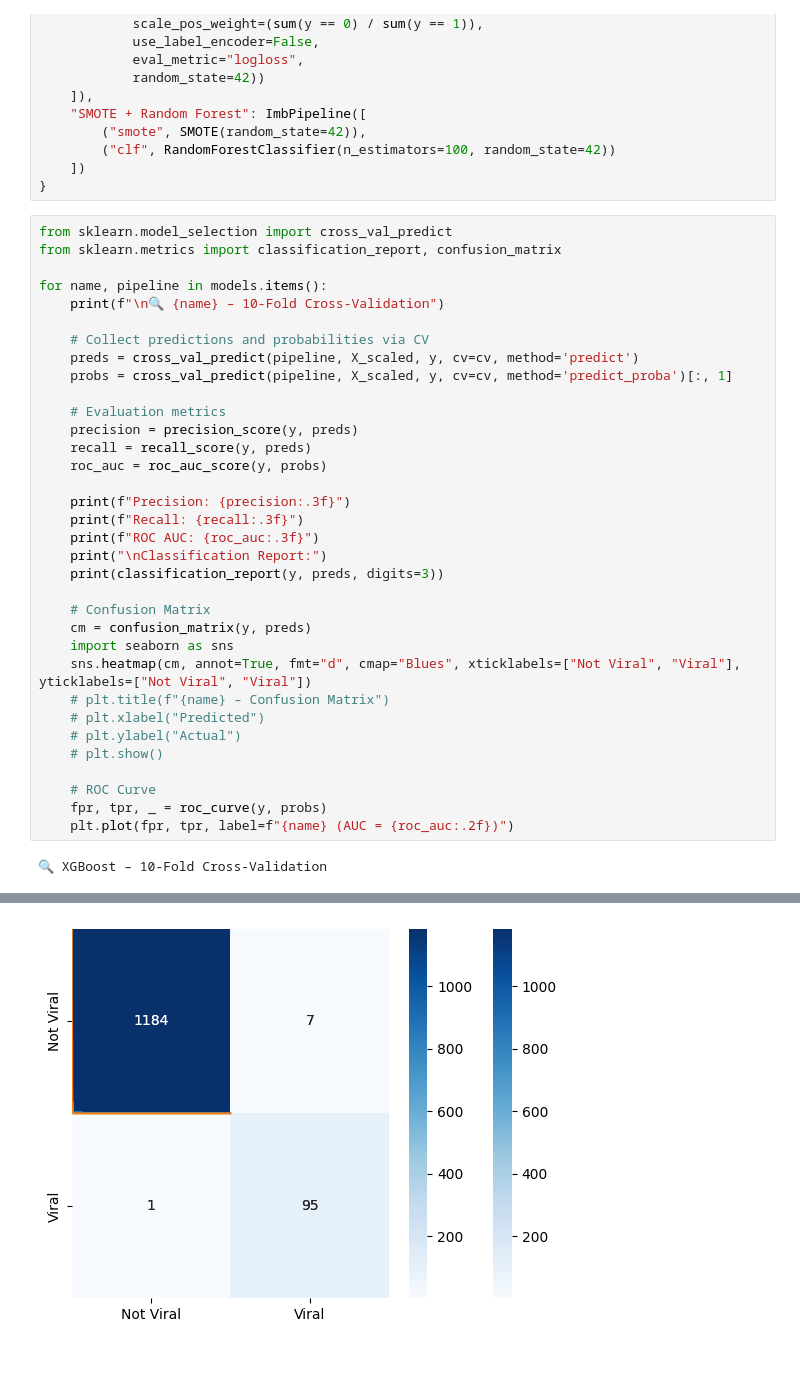
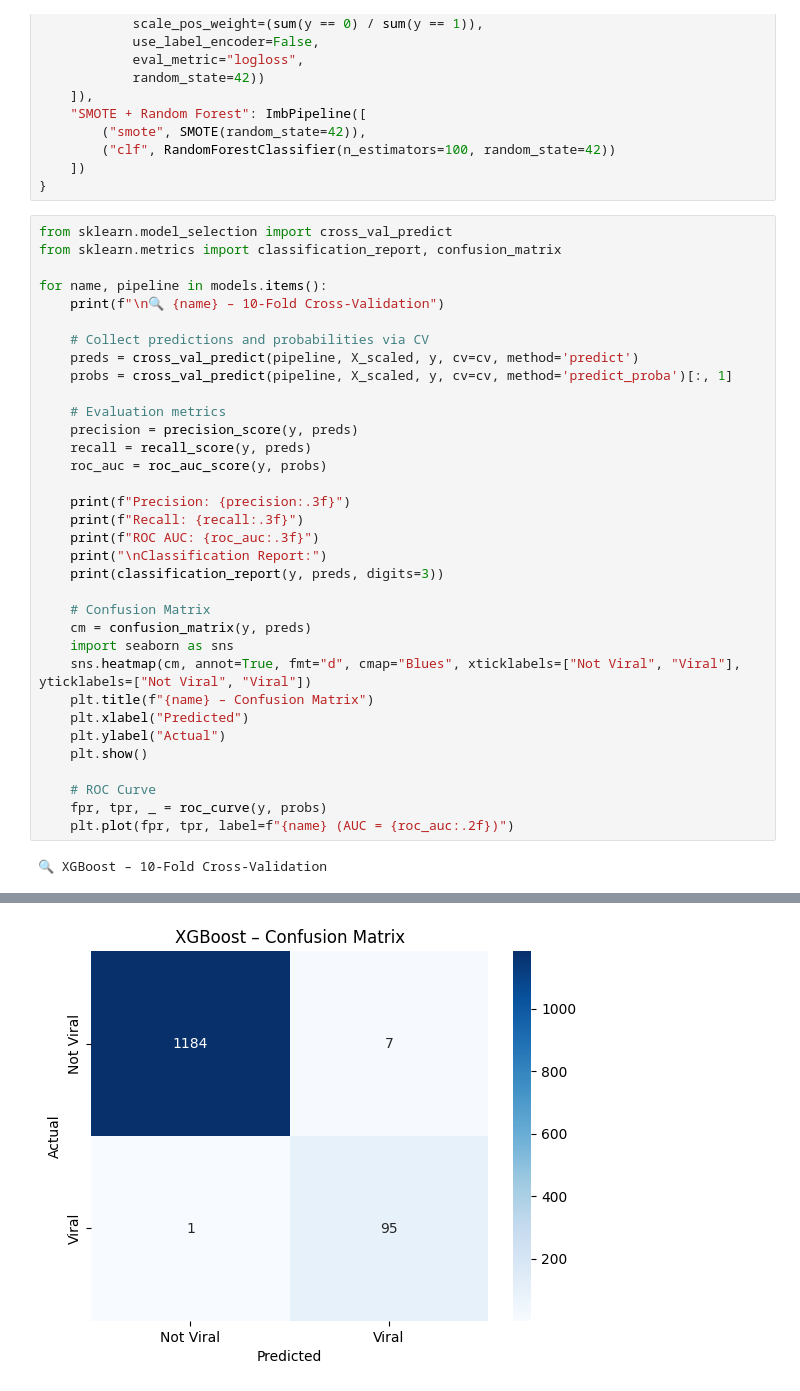
Before and after one commit to rithikkulkarni/Video-Virality, a Jupyter notebook: notebooks/classification_modeling.ipynb, the cells around one changed output, grey strips where cells are left out. Saved outputs shown, nothing was run; the diff lists cells and outputs as text; blank space fills up the shorter version.

```diff
--- a/notebooks/classification_modeling.ipynb
+++ b/notebooks/classification_modeling.ipynb
@@ -100,10 +101,10 @@ for name, pipeline in models.items():
     cm = confusion_matrix(y, preds)
     import seaborn as sns
     sns.heatmap(cm, annot=True, fmt="d", cmap="Blues", xticklabels=["Not Viral", "Viral"], yticklabels=["Not Viral", "Viral"])
-    # plt.title(f"{name} – Confusion Matrix")
-    # plt.xlabel("Predicted")
-    # plt.ylabel("Actual")
-    # plt.show()
+    plt.title(f"{name} – Confusion Matrix")
+    plt.xlabel("Predicted")
+    plt.ylabel("Actual")
+    plt.show()
 
     # ROC Curve
     fpr, tpr, _ = roc_curve(y, probs)
@@ -146,2 +143,2 @@ Classification Report:
 weighted avg      0.994     0.994     0.994      1287
-[figure, old version]
+[figure, new version]
```
Also changed, not shown: parts of 2 cells of this notebook.
